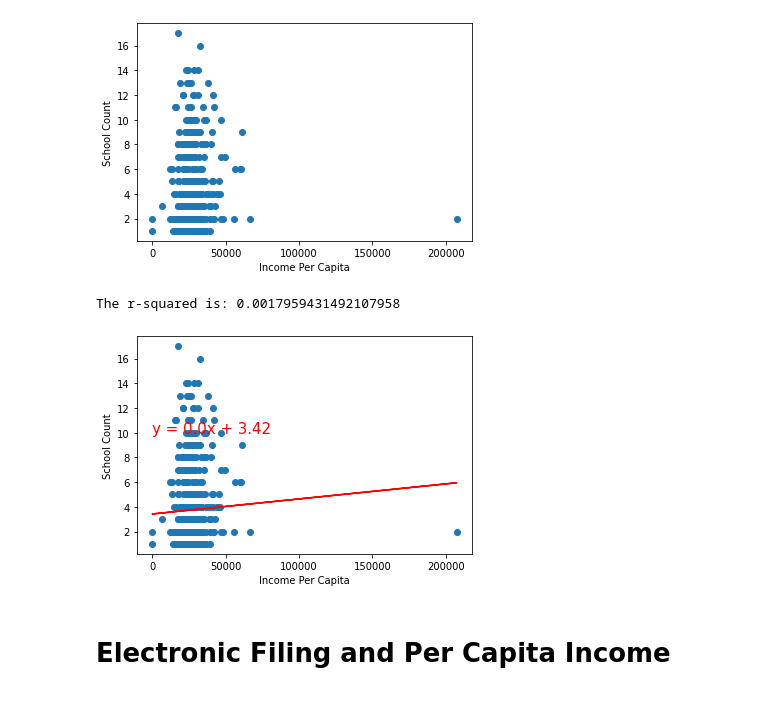
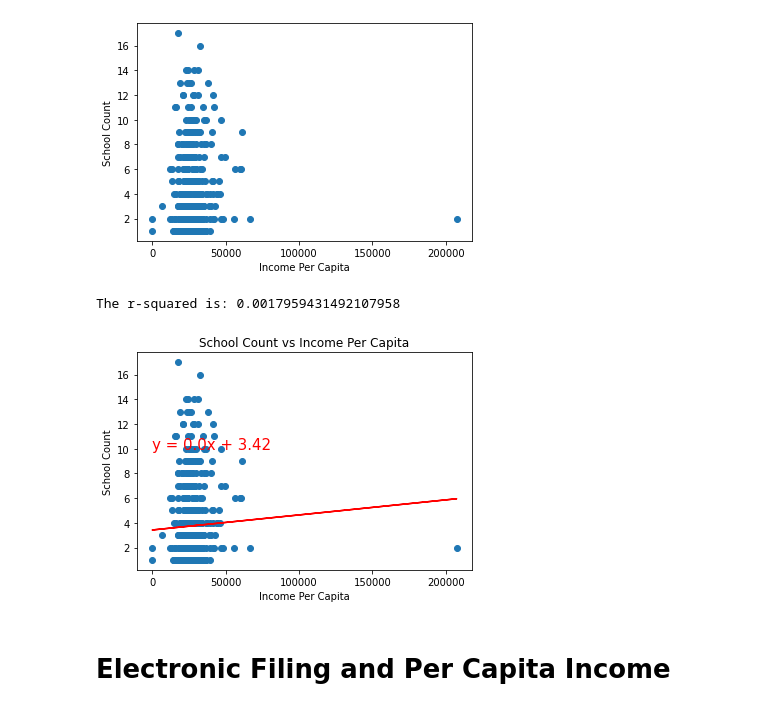
Before and after one commit to staceyj118/Education_and_Taxes, a Jupyter notebook: Resources/Hypothesis Testing.ipynb, the cells around one changed output. Drawn from its saved outputs; the diff is of its cells as text; code cells hidden in the pictures.

```diff
--- a/Resources/Hypothesis Testing.ipynb
+++ b/Resources/Hypothesis Testing.ipynb
@@ -52,20 +52,22 @@ plt.show()
 # %%
 # Performed regression analysis on previous plot.
 x_values = schools_per_capita.iloc[:,1]
 y_values = schools_per_capita.iloc[:,2]
 (slope, intercept, rvalue, pvalue, stderr) = sts.linregress(x_values, y_values)
 regress_values = x_values * slope + intercept
 line_eq = "y = " + str(round(slope,2)) + "x + " + str(round(intercept,2))
 plt.scatter(x_values,y_values)
 plt.plot(x_values,regress_values,"r-")
 plt.annotate(line_eq,(6,10),fontsize=15,color="red")
 plt.xlabel('Income Per Capita')
 plt.ylabel('School Count')
+plt.title('School Count vs Income Per Capita')
 print(f"The r-squared is: {rvalue**2}")
+plt.savefig('Schools_per_capita.png',bbox_inches='tight')
 plt.show()
 # %% [output]
 The r-squared is: 0.0017959431492107958
-[figure, old version]
+[figure, new version]
 # %% [markdown]
 # Electronic Filing and Per Capita Income
 # %%
```
Also changed, not shown: parts of 5 cells of this notebook, 5 other files.
